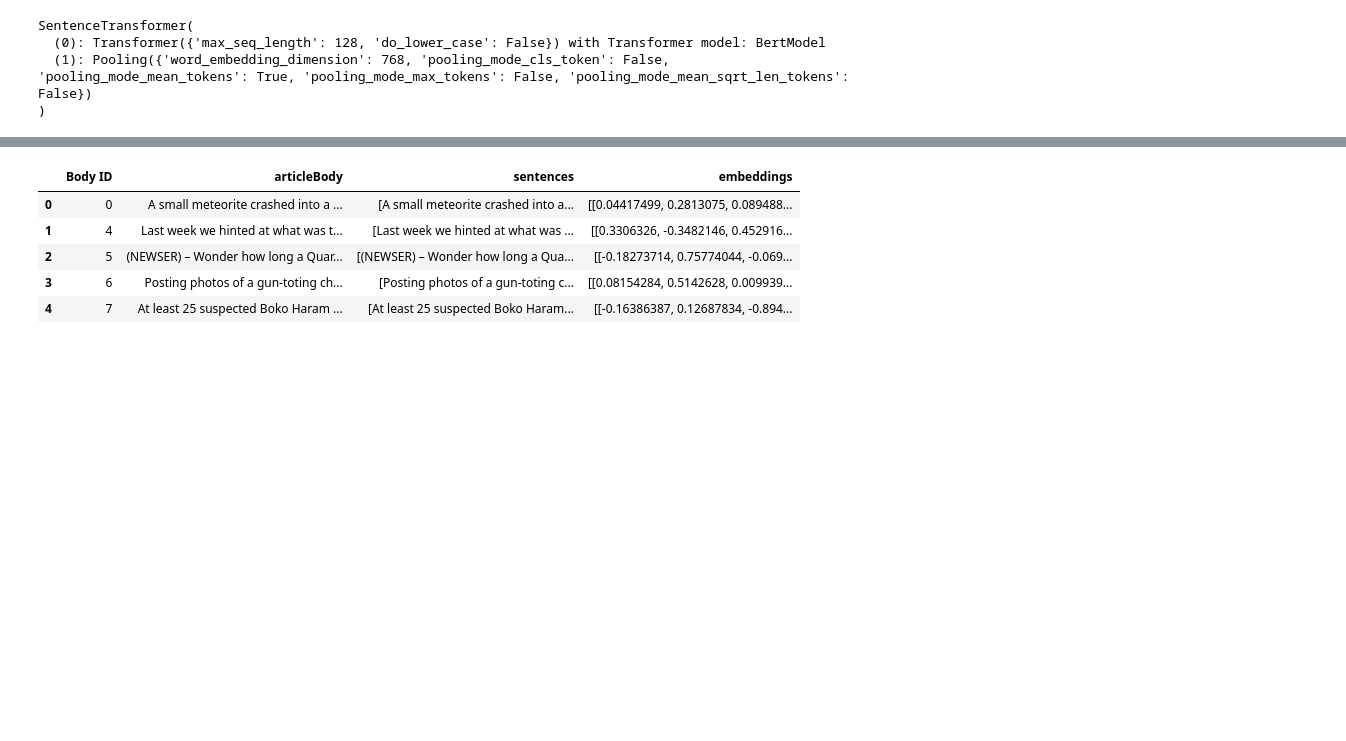
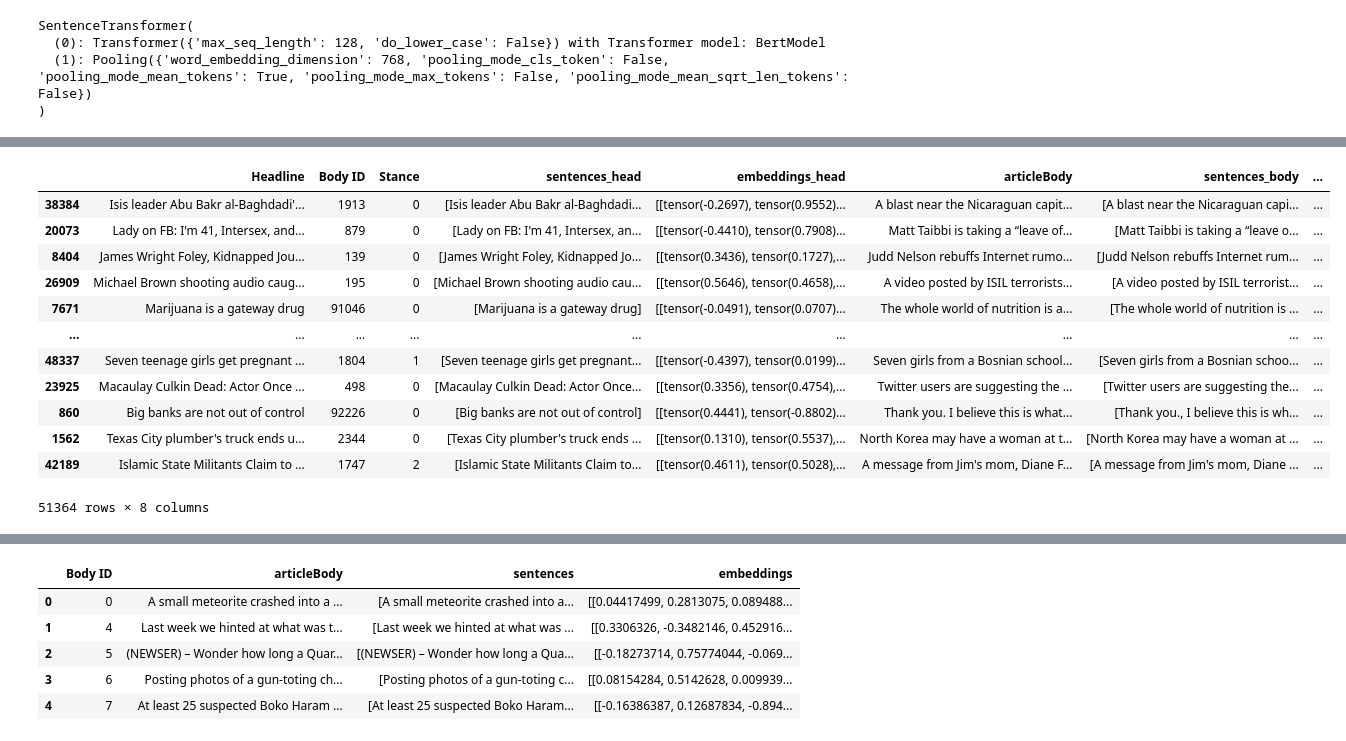
Before and after one commit to songwdfu/NLP_PJ, a Jupyter notebook: BERT_embeddings/BERT_embedding_preprocessing_arc.ipynb, the cells around one changed output, grey strips where cells are left out. Drawn from its saved outputs; the diff is of its cells as text; code cells hidden in the pictures; blank space fills up the shorter version.

```diff
--- a/BERT_embeddings/BERT_embedding_preprocessing_arc.ipynb
+++ b/BERT_embeddings/BERT_embedding_preprocessing_arc.ipynb
@@ -85,0 +103,2 @@ def get_embedding(sent):
+# %%
+fnc_train = pkl.load(open('/gpt_embeddings/fnc_train.pkl','rb'))
@@ -85,0 +116,19 @@ def get_embedding(sent):
+# %%
+total_train_copy = pkl.load(open('gpt_embeddings/total_train.pkl','rb'))
+total_val_copy = pkl.load(open('gpt_embeddings/total_val.pkl', 'rb'))
+# %%
+total_train_copy
+# %% [output]
+|  | Headline | Body ID | Stance | sentences_head | embeddings_head | articleBody | sentences_body | ... |
+| 38384 | Isis leader Abu Bakr al-Baghdadi'... | 1913 | 0 | [Isis leader Abu Bakr al-Baghdadi... | [[tensor(-0.2697), tensor(0.9552)... | A blast near the Nicaraguan capit... | [A blast near the Nicaraguan capi... | ... |
+| 20073 | Lady on FB: I'm 41, Intersex, and... | 879 | 0 | [Lady on FB: I'm 41, Intersex, an... | [[tensor(-0.4410), tensor(0.7908)... | Matt Taibbi is taking a “leave of... | [Matt Taibbi is taking a “leave o... | ... |
+| 8404 | James Wright Foley, Kidnapped Jou... | 139 | 0 | [James Wright Foley, Kidnapped Jo... | [[tensor(0.3436), tensor(0.1727),... | Judd Nelson rebuffs Internet rumo... | [Judd Nelson rebuffs Internet rum... | ... |
+| 26909 | Michael Brown shooting audio caug... | 195 | 0 | [Michael Brown shooting audio cau... | [[tensor(0.5646), tensor(0.4658),... | A video posted by ISIL terrorists... | [A video posted by ISIL terrorist... | ... |
+| 7671 | Marijuana is a gateway drug | 91046 | 0 | [Marijuana is a gateway drug] | [[tensor(-0.0491), tensor(0.0707)... | The whole world of nutrition is a... | [The whole world of nutrition is ... | ... |
+| ... | ... | ... | ... | ... | ... | ... | ... | ... |
+| 48337 | Seven teenage girls get pregnant ... | 1804 | 1 | [Seven teenage girls get pregnant... | [[tensor(-0.4397), tensor(0.0199)... | Seven girls from a Bosnian school... | [Seven girls from a Bosnian schoo... | ... |
+| 23925 | Macaulay Culkin Dead: Actor Once ... | 498 | 0 | [Macaulay Culkin Dead: Actor Once... | [[tensor(0.3356), tensor(0.4754),... | Twitter users are suggesting the ... | [Twitter users are suggesting the... | ... |
+| 860 | Big banks are not out of control | 92226 | 0 | [Big banks are not out of control] | [[tensor(0.4441), tensor(-0.8802)... | Thank you. I believe this is what... | [Thank you., I believe this is wh... | ... |
+| 1562 | Texas City plumber's truck ends u... | 2344 | 0 | [Texas City plumber's truck ends ... | [[tensor(0.1310), tensor(0.5537),... | North Korea may have a woman at t... | [North Korea may have a woman at ... | ... |
+| 42189 | Islamic State Militants Claim to ... | 1747 | 2 | [Islamic State Militants Claim to... | [[tensor(0.4611), tensor(0.5028),... | A message from Jim's mom, Diane F... | [A message from Jim's mom, Diane ... | ... |
+51364 rows × 8 columns
```
Also changed, not shown: parts of 33 cells of this notebook, 19 other files.
